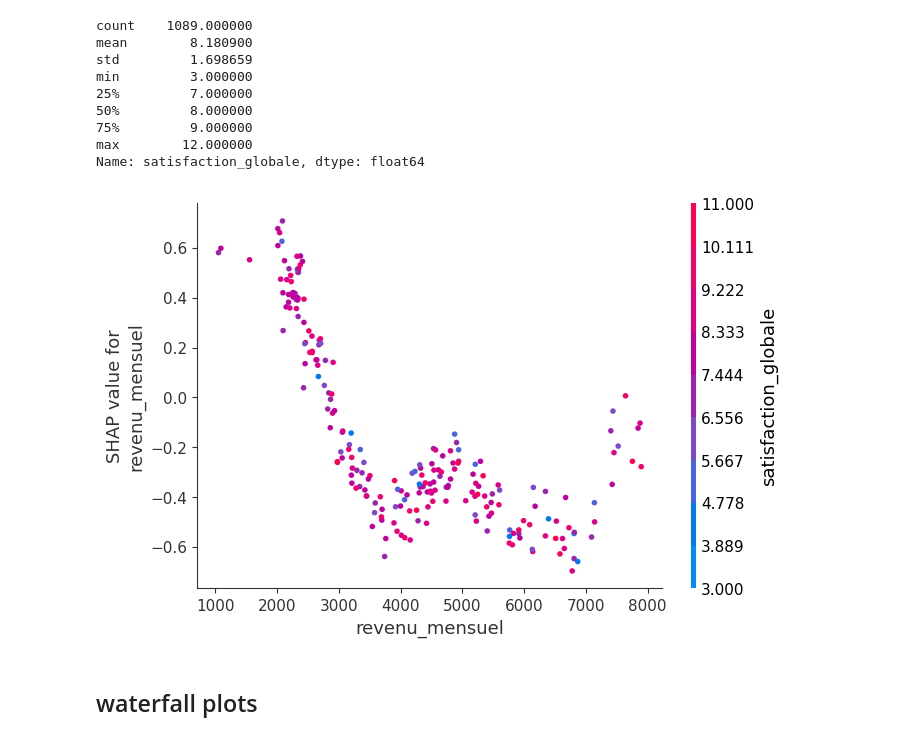
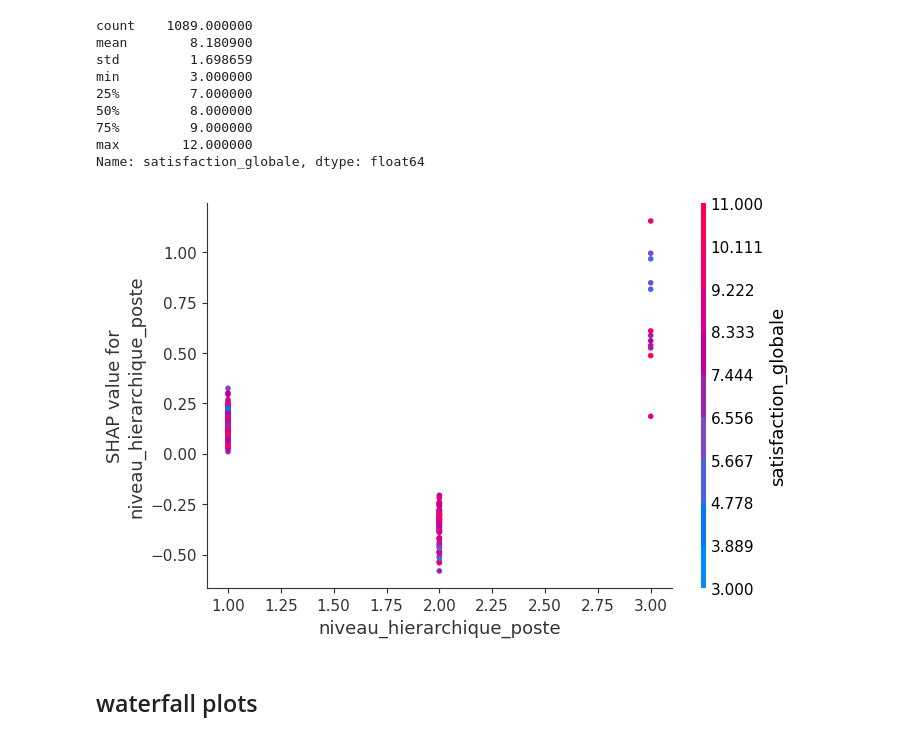
Before and after one commit to Ace4teaM/OCR-NovaTech, a Jupyter notebook: 3.modelisations.ipynb, the cells around one changed output. Saved outputs shown, nothing was run; the diff lists cells and outputs as text; code cells hidden in the pictures.

```diff
--- a/3.modelisations.ipynb
+++ b/3.modelisations.ipynb
@@ -1280,13 +1281,13 @@ max        12.000000
 Name: satisfaction_globale, dtype: float64
 # %%
 shap.dependence_plot(
-    "revenu_mensuel",
+    "niveau_hierarchique_poste",
     shap_values,
     X_test,
     interaction_index="satisfaction_globale"
 )
 # %% [output]
-[figure, old version]
+[figure, new version]
 # %% [markdown]
 ## waterfall plots
 # %%
```
Also changed, not shown: parts of 29 cells of this notebook.
